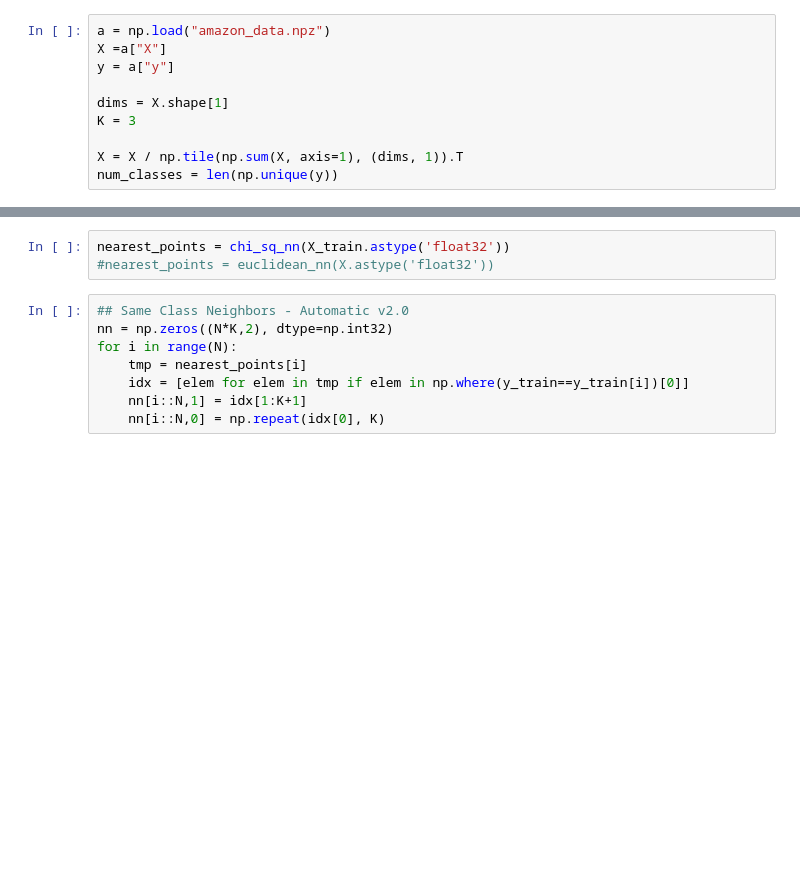
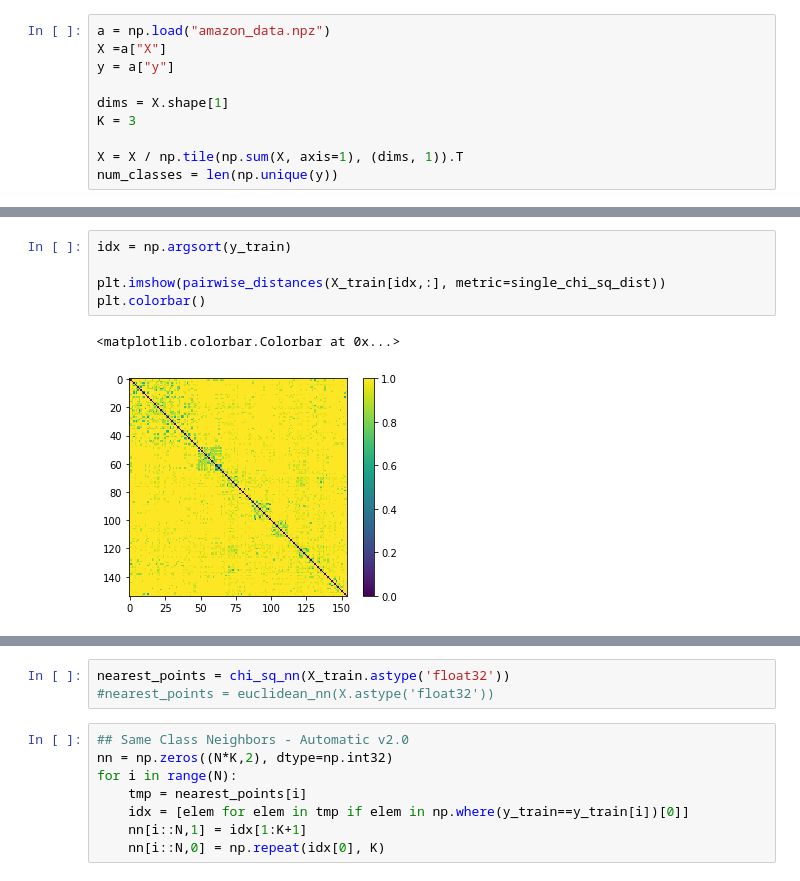
Before and after one commit to ChristianIngwersen/Non-Linear-Metric-Learning, a Jupyter notebook: Experimenting.ipynb, the cells around one changed output, grey strips where cells are left out. Saved outputs shown, nothing was run; the diff lists cells and outputs as text; blank space fills up the shorter version.

```diff
--- a/Experimenting.ipynb
+++ b/Experimenting.ipynb
@@ -80,3 +87,11 @@ dims = 400
+# %%
+idx = np.argsort(y_train)
+
+plt.imshow(pairwise_distances(X_train[idx,:], metric=single_chi_sq_dist))
+plt.colorbar()
+# %% [output]
+<matplotlib.colorbar.Colorbar at 0x...>
+[figure, added]
 # %%
 #X, y = DataGen.gauss(100, 3)
 #X, y = DataGen.moons(100,0.5)
```
Also changed, not shown: parts of 29 cells of this notebook, 2 other files.
